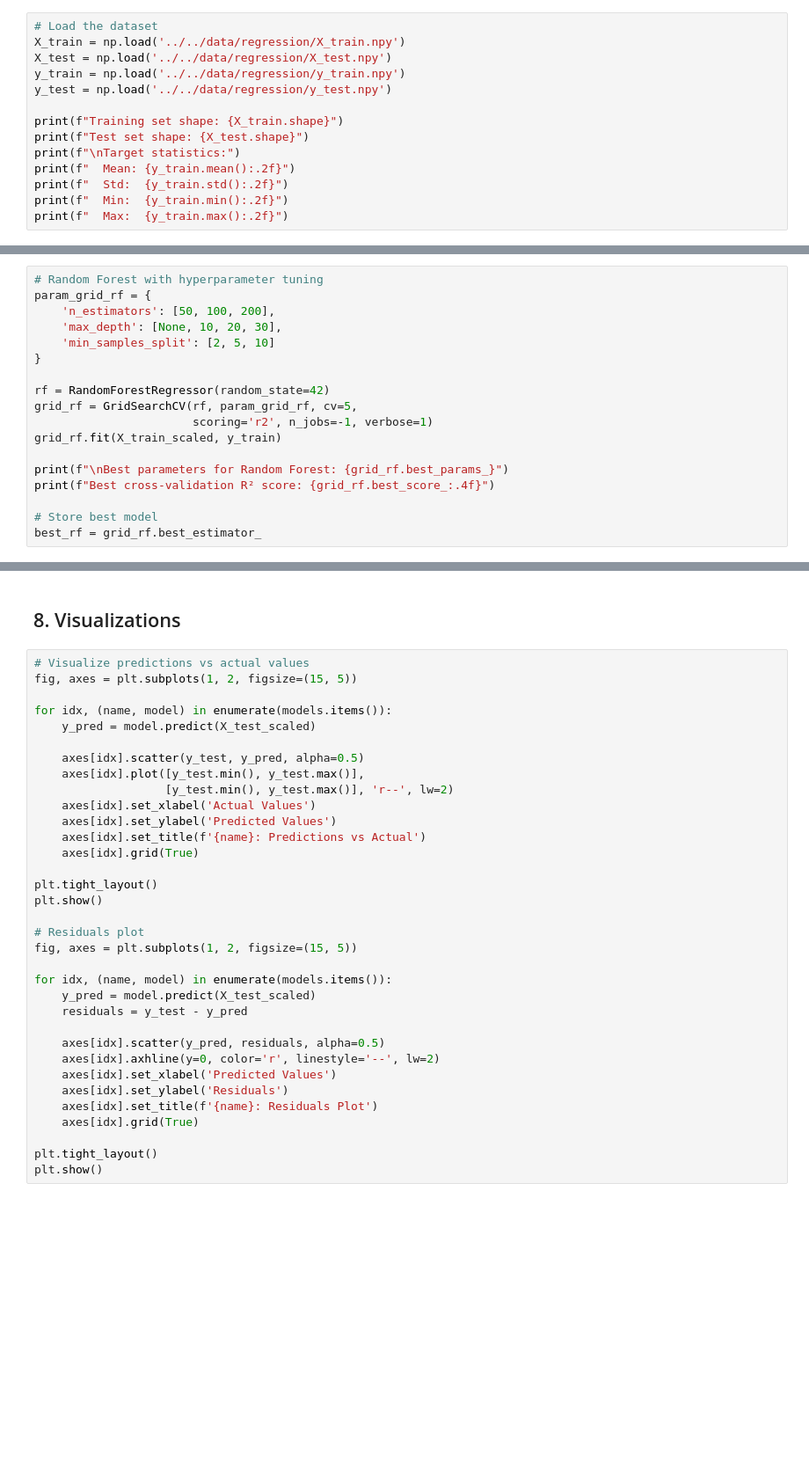
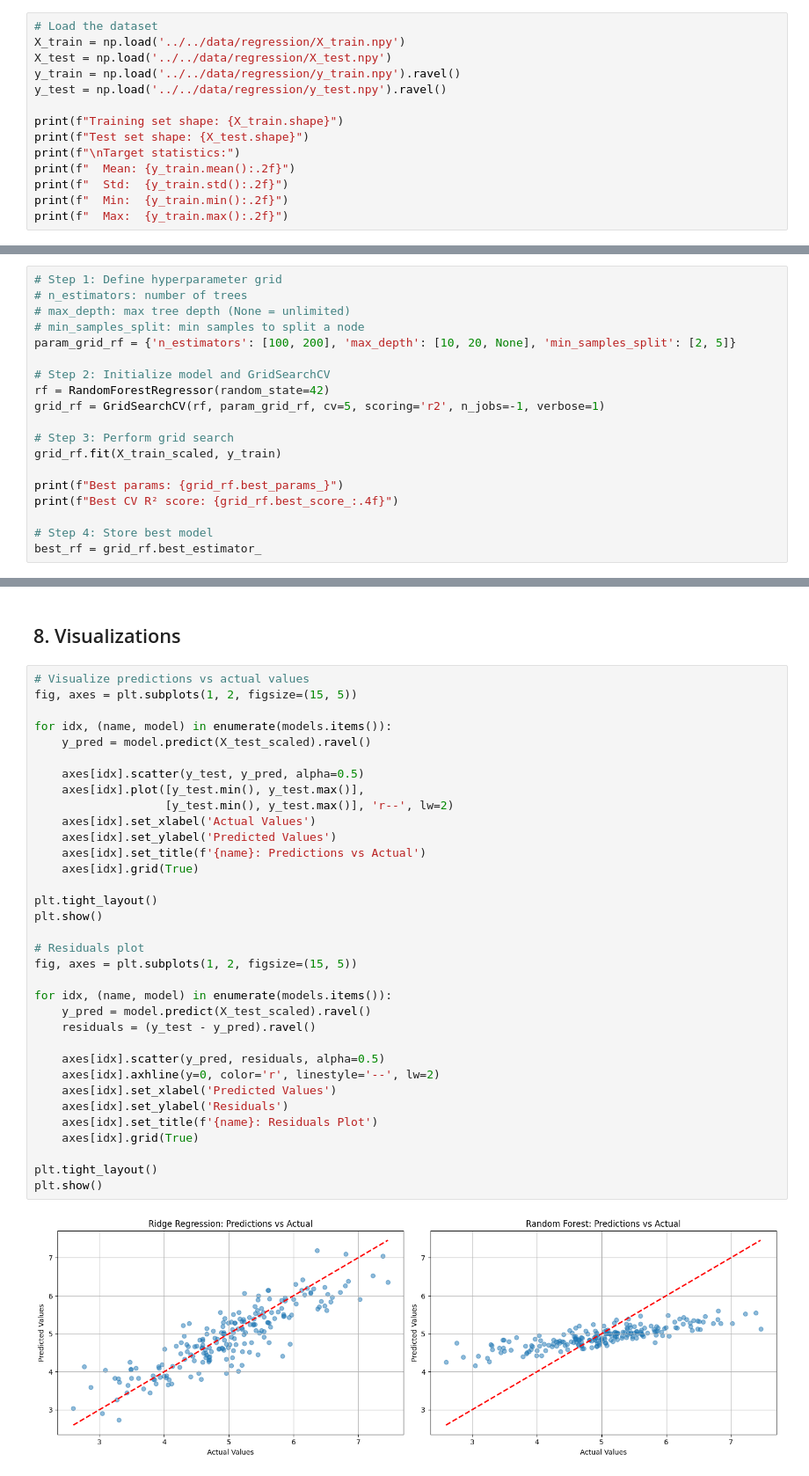
Before and after one commit to mpJunot/Machine-Learning, a Jupyter notebook: exercices/1.2/1_2_2.ipynb, the cells around one changed output, grey strips where cells are left out. Shown at 88% size. Saved outputs shown, nothing was run; the diff lists cells and outputs as text; blank space fills up the shorter version.

```diff
--- a/exercices/1.2/1_2_2.ipynb
+++ b/exercices/1.2/1_2_2.ipynb
@@ -48,8 +50,8 @@ import seaborn as sns
 # Load the dataset
 X_train = np.load('../../data/regression/X_train.npy')
 X_test = np.load('../../data/regression/X_test.npy')
-y_train = np.load('../../data/regression/y_train.npy')
-y_test = np.load('../../data/regression/y_test.npy')
+y_train = np.load('../../data/regression/y_train.npy').ravel()
+y_test = np.load('../../data/regression/y_test.npy').ravel()
 
 print(f"Training set shape: {X_train.shape}")
 print(f"Test set shape: {X_test.shape}")
@@ -92,20 +113,21 @@ best_ridge = grid_ridge.best_estimator_
 
 Random Forest is an ensemble method that can capture non-linear relationships.
 # %%
-# Random Forest with hyperparameter tuning
-param_grid_rf = {
-    'n_estimators': [50, 100, 200],
-    'max_depth': [None, 10, 20, 30],
-    'min_samples_split': [2, 5, 10]
-}
+# Step 1: Define hyperparameter grid
+# n_estimators: number of trees
+# max_depth: max tree depth (None = unlimited)
+# min_samples_split: min samples to split a node
+param_grid_rf = {'n_estimators': [100, 200], 'max_depth': [10, 20, None], 'min_samples_split': [2, 5]}
 
+# Step 2: Initialize model and GridSearchCV
 rf = RandomForestRegressor(random_state=42)
-grid_rf = GridSearchCV(rf, param_grid_rf, cv=5,
-                       scoring='r2', n_jobs=-1, verbose=1)
+grid_rf = GridSearchCV(rf, param_grid_rf, cv=5, scoring='r2', n_jobs=-1, verbose=1)
+
+# Step 3: Perform grid search
 grid_rf.fit(X_train_scaled, y_train)
 
-print(f"\nBest parameters for Random Forest: {grid_rf.best_params_}")
-print(f"Best cross-validation R² score: {grid_rf.best_score_:.4f}")
+print(f"Best params: {grid_rf.best_params_}")
+print(f"Best CV R² score: {grid_rf.best_score_:.4f}")
 
-# Store best model
+# Step 4: Store best model
 best_rf = grid_rf.best_estimator_
@@ -202,33 +220,35 @@ print(df_results.to_string(index=False))
 # Visualize predictions vs actual values
 fig, axes = plt.subplots(1, 2, figsize=(15, 5))
 
 for idx, (name, model) in enumerate(models.items()):
-    y_pred = model.predict(X_test_scaled)
+    y_pred = model.predict(X_test_scaled).ravel()
 
     axes[idx].scatter(y_test, y_pred, alpha=0.5)
     axes[idx].plot([y_test.min(), y_test.max()],
                    [y_test.min(), y_test.max()], 'r--', lw=2)
     axes[idx].set_xlabel('Actual Values')
     axes[idx].set_ylabel('Predicted Values')
     axes[idx].set_title(f'{name}: Predictions vs Actual')
     axes[idx].grid(True)
 
 plt.tight_layout()
 plt.show()
 
 # Residuals plot
 fig, axes = plt.subplots(1, 2, figsize=(15, 5))
 
 for idx, (name, model) in enumerate(models.items()):
-    y_pred = model.predict(X_test_scaled)
-    residuals = y_test - y_pred
+    y_pred = model.predict(X_test_scaled).ravel()
+    residuals = (y_test - y_pred).ravel()
 
     axes[idx].scatter(y_pred, residuals, alpha=0.5)
     axes[idx].axhline(y=0, color='r', linestyle='--', lw=2)
     axes[idx].set_xlabel('Predicted Values')
     axes[idx].set_ylabel('Residuals')
     axes[idx].set_title(f'{name}: Residuals Plot')
     axes[idx].grid(True)
 
 plt.tight_layout()
 plt.show()
+# %% [output]
+[figure, added]
```
Also changed, not shown: parts of 11 cells of this notebook, 7 other files.
